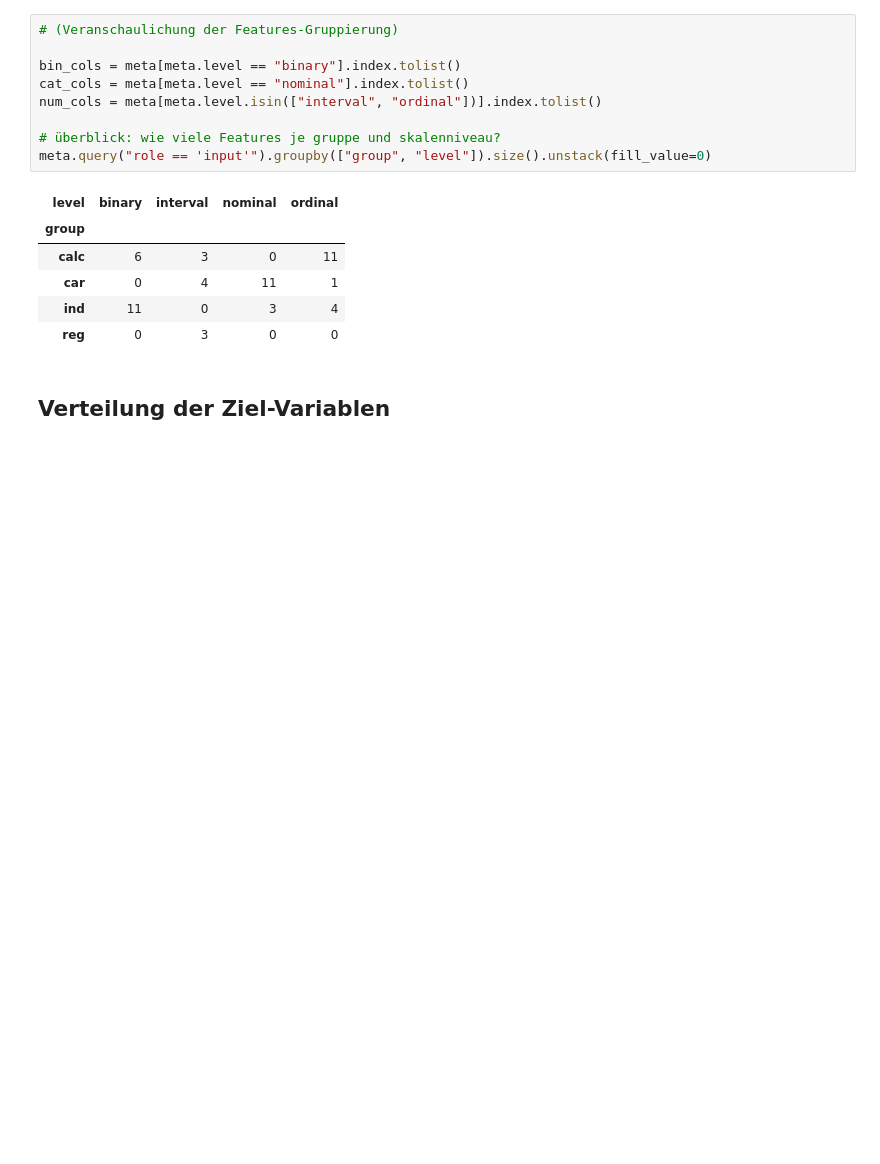
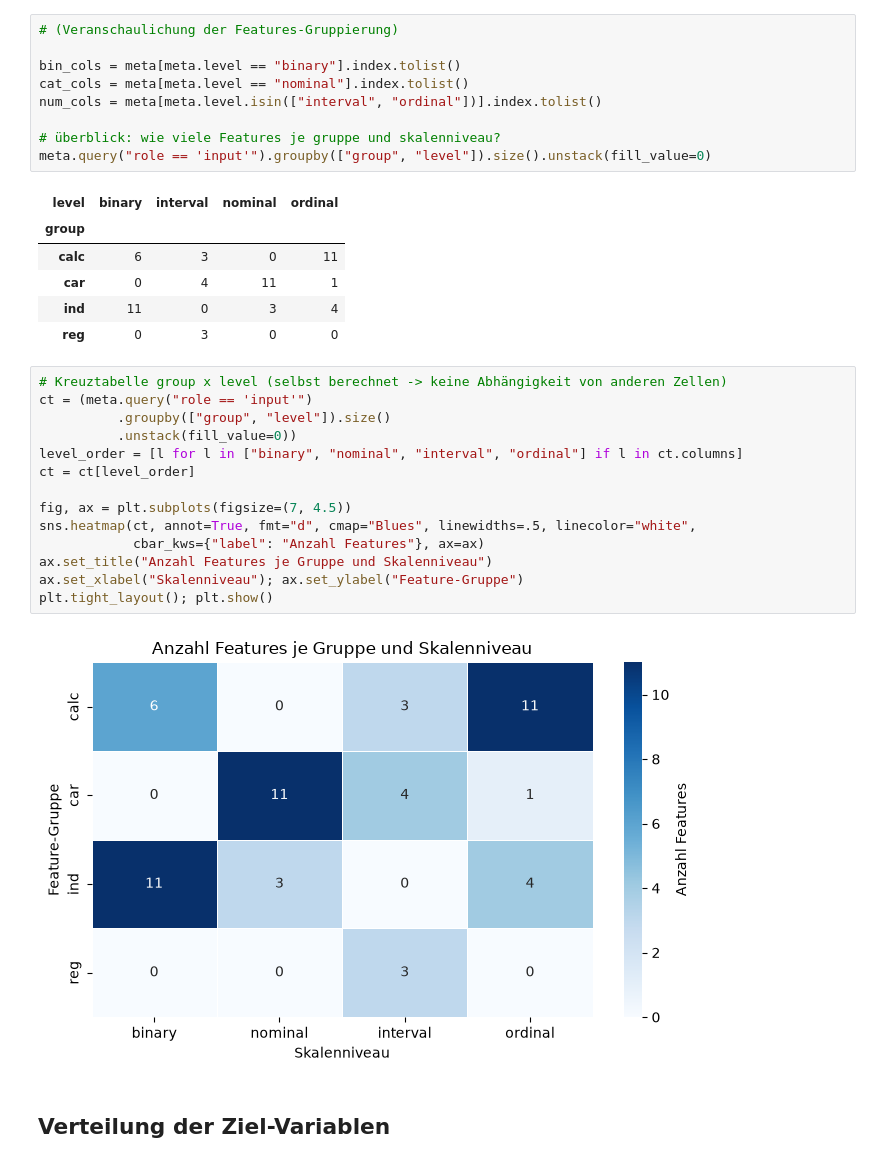
Before and after one commit to Delamijo/Advanced_Data_Analytics_University_Project, a Jupyter notebook: members/S_S_R/notebooks/01_general_eda.ipynb, the cells around one changed output. Drawn from its saved outputs; the diff is of its cells as text; blank space fills up the shorter version.

Commit message:
EDA: Visualisierungen für Missing, Korrelationen, Kategorie- und Binär-Analyse ergänzt

```diff
--- a/members/S_S_R/notebooks/01_general_eda.ipynb
+++ b/members/S_S_R/notebooks/01_general_eda.ipynb
@@ -156,6 +169,22 @@ meta.query("role == 'input'").groupby(["group", "level"]).size().unstack(fill_va
 | car | 0 | 4 | 11 | 1 |
 | ind | 11 | 0 | 3 | 4 |
 | reg | 0 | 3 | 0 | 0 |
+# %%
+# Kreuztabelle group x level (selbst berechnet -> keine Abhängigkeit von anderen Zellen)
+ct = (meta.query("role == 'input'")
+          .groupby(["group", "level"]).size()
+          .unstack(fill_value=0))
+level_order = [l for l in ["binary", "nominal", "interval", "ordinal"] if l in ct.columns]
+ct = ct[level_order]
+
+fig, ax = plt.subplots(figsize=(7, 4.5))
+sns.heatmap(ct, annot=True, fmt="d", cmap="Blues", linewidths=.5, linecolor="white",
+            cbar_kws={"label": "Anzahl Features"}, ax=ax)
+ax.set_title("Anzahl Features je Gruppe und Skalenniveau")
+ax.set_xlabel("Skalenniveau"); ax.set_ylabel("Feature-Gruppe")
+plt.tight_layout(); plt.show()
+# %% [output]
+[figure, added]
 # %% [markdown]
 ## Verteilung der Ziel-Variablen
 # %%
```
Also changed, not shown: parts of 9 cells of this notebook, 1 other file.
